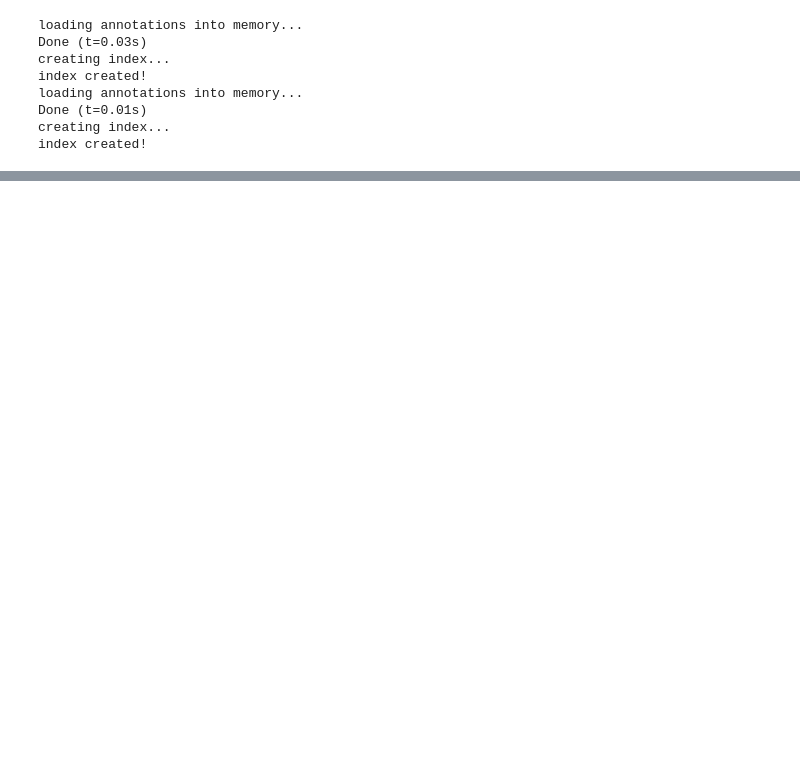
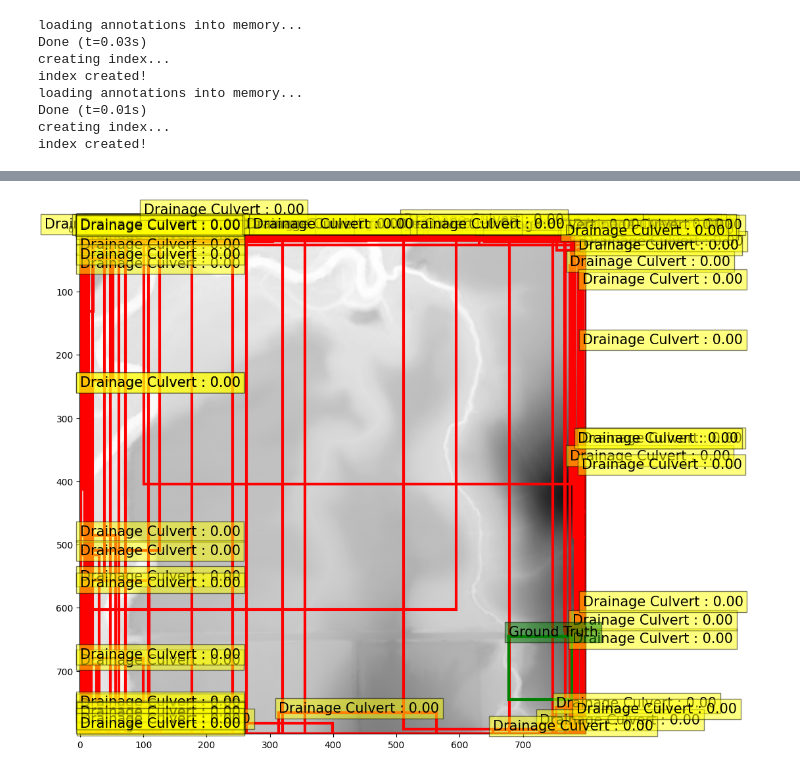
Before and after one commit to amirhnazerii/Transformer_OD_TPU, a Jupyter notebook: dataset-preparation/visualize_dataset.ipynb, the cells around one changed output, grey strips where cells are left out. Drawn from its saved outputs; the diff is of its cells as text; code cells hidden in the pictures; blank space fills up the shorter version.

```diff
--- a/dataset-preparation/visualize_dataset.ipynb
+++ b/dataset-preparation/visualize_dataset.ipynb
@@ -109,0 +100,6 @@ print(sample[0,:,:])
+# %%
+samples, targets = first_batch
+samples = samples.to(device)
+targets = [{k: v.to(device) for k, v in t.items()} for t in targets]
+# %%
+outputs = model(samples)
@@ -109,0 +147,11 @@ print(sample[0,:,:])
+# %%
+# keep only predictions with 0.7+ confidence
+probas = outputs['pred_logits'].softmax(-1)[0, :, :-1]
+keep = probas.max(-1).values > 0
+
+# convert boxes from [0; 1] to image scales
+bboxes_scaled = rescale_bboxes(outputs['pred_boxes'][0, keep])
+# %%
+plot_results(sample, probas[keep], bboxes_scaled)
+# %% [output]
+[figure, added]
```
Also changed, not shown: parts of 11 cells of this notebook, 2 other files.
